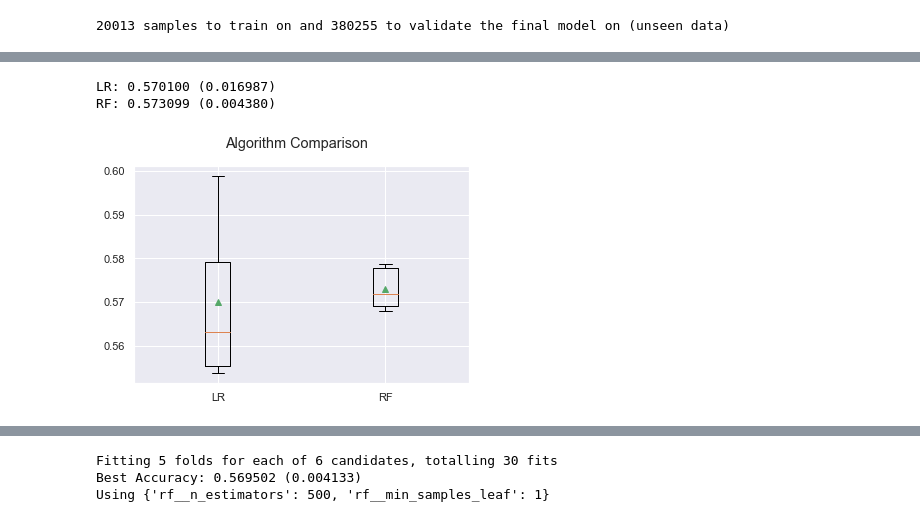
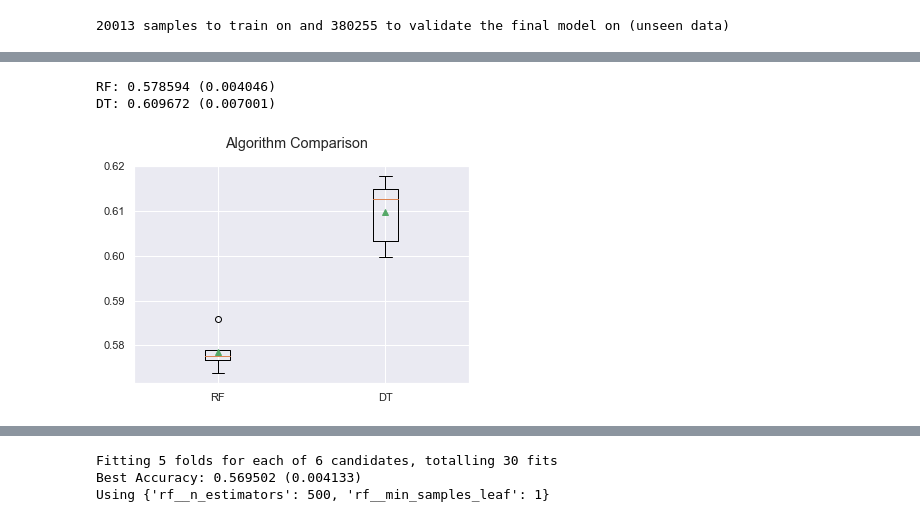
Before and after one commit to AbdulstarKousa/social-data-analysis, a Jupyter notebook: Project/Final_NoteBook_P03.ipynb, the cells around one changed output, grey strips where cells are left out. Cells and saved outputs as stored; diff of their text form; code cells hidden in the pictures.

```diff
--- a/Project/Final_NoteBook_P03.ipynb
+++ b/Project/Final_NoteBook_P03.ipynb
@@ -272,32 +292,31 @@ print (f'{len(Y_train)} samples to train on and {len(Y_validation)} to validate
 # %%
 """ scoring """
 scoring = 'recall'
 
 """ Pipelines """
 pipelines = []
-pipelines.append(('LR', Pipeline([('preprocessor', preprocessor),('lr',LogisticRegression())])))
 pipelines.append(('RF', Pipeline([('preprocessor', preprocessor),('rf',RandomForestClassifier())])))
-# pipelines.append(('DT', Pipeline([('preprocessor', preprocessor),('dt',DecisionTreeClassifier())])))
+pipelines.append(('DT', Pipeline([('preprocessor', preprocessor),('dt',DecisionTreeClassifier())])))
 
 """ CV """
 results = []
 names = []
 for name, model in pipelines:
     skfold = StratifiedKFold(n_splits=5,shuffle= True, random_state=seed)
     cv_results = cross_val_score(model, X_train, Y_train, cv=skfold, scoring=scoring)
     results.append(cv_results)
     names.append(name)
     msg = "%s: %f (%f)" % (name, cv_results.mean(), cv_results.std())
     print(msg)
 
 """ Compare Algorithms """
 fig = plt.figure()
 fig.suptitle('Algorithm Comparison')
 ax = fig.add_subplot(111)
 plt.boxplot(results, showmeans=True)
 ax.set_xticklabels(names)
 plt.show()
 # %% [output]
-LR: 0.570100 (0.016987)
-RF: 0.573099 (0.004380)
+RF: 0.578594 (0.004046)
+DT: 0.609672 (0.007001)
-[figure, old version]
+[figure, new version]
```
Also changed, not shown: parts of 20 cells of this notebook.
